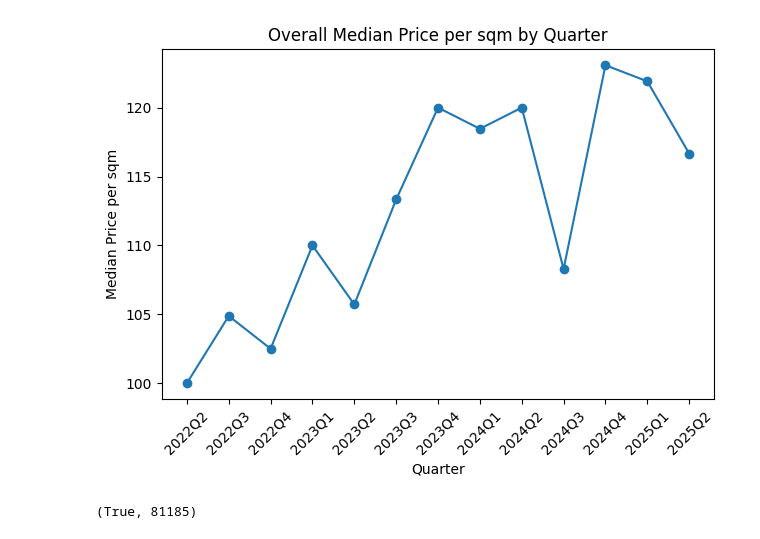
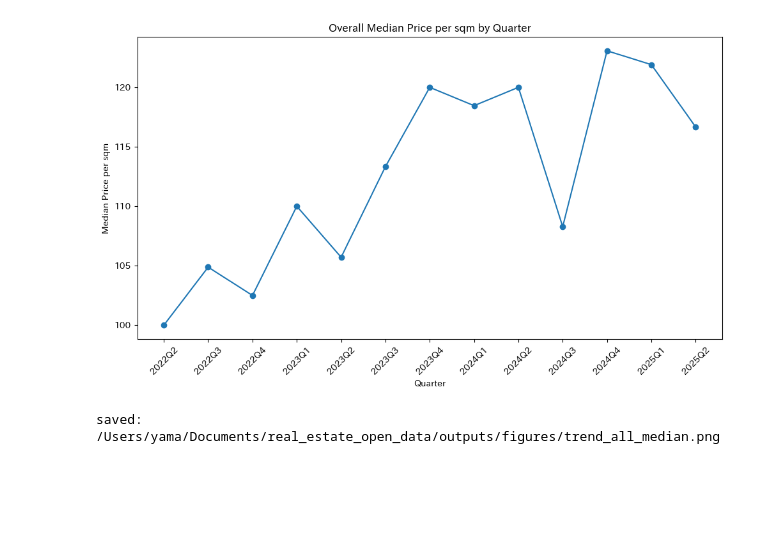
Before and after one commit to yamadata-works/real_estate_open_data, a Jupyter notebook: notebooks/02_visualization.ipynb, the cells around one changed output. Drawn from its saved outputs; the diff is of its cells as text; code cells hidden in the pictures; blank space fills up the shorter version.

Commit message:
update: rerun visualization notebook and refresh figures

```diff
--- a/notebooks/02_visualization.ipynb
+++ b/notebooks/02_visualization.ipynb
@@ -11,0 +44,20 @@ plt.savefig("../outputs/figures/trend_all_median.png", dpi=200, bbox_inches="tig
+# %%
+trend_all_path = TABLES / "trend_all.csv"
+price_n30_path = TABLES / "price_by_district_n30.csv"
+trend_top5_path = TABLES / "trend_top5_district.csv"
+
+print("trend_all exists:", trend_all_path.exists())
+print("price_by_district_n30 exists:", price_n30_path.exists())
+print("trend_top5_district exists:", trend_top5_path.exists())
+
+df_trend_all = pd.read_csv(trend_all_path)
+df_price_n30 = pd.read_csv(price_n30_path)
+df_trend_top5 = pd.read_csv(trend_top5_path)
+
+display(df_trend_all.head())
+display(df_price_n30.head())
+display(df_trend_top5.head())
+
+print("df_trend_all columns:", list(df_trend_all.columns))
+print("df_price_n30 columns:", list(df_price_n30.columns))
+print("df_trend_top5 columns:", list(df_trend_top5.columns))
@@ -12,31 +119,24 @@ plt.savefig("../outputs/figures/trend_all_median.png", dpi=200, bbox_inches="tig
 # %%
-# 図② 全体 m²単価（中央値）の四半期推移
+# 四半期キー列
+q_col = pick_col(df_trend_all, ["quarter_key", "year_quarter", "quarter", "q"])
+# 中央値列
+med_col = pick_col(df_trend_all, ["median_man", "median_price_per_sqm", "median", "median_value"])
 
-df_trend_all_sorted = df_trend_all.sort_values("quarter_key")
+df_trend_all_sorted = df_trend_all.sort_values(q_col)
 
-plt.figure()
-plt.plot(
-    df_trend_all_sorted["quarter_key"],
-    df_trend_all_sorted["median_man"],
-    marker="o"
-)
-
+plt.figure(figsize=(10, 6))
+plt.plot(df_trend_all_sorted[q_col], df_trend_all_sorted[med_col], marker="o")
 plt.title("Overall Median Price per sqm by Quarter")
 plt.xlabel("Quarter")
 plt.ylabel("Median Price per sqm")
 plt.xticks(rotation=45)
 plt.tight_layout()
 
-from pathlib import Path
-Path("../outputs/figures").mkdir(parents=True, exist_ok=True)
-plt.savefig("../outputs/figures/trend_all_median.png", dpi=200, bbox_inches="tight")
+out_path = FIGS / "trend_all_median.png"
+plt.savefig(out_path, dpi=200, bbox_inches="tight")
+plt.show()
 
-plt.show()
+print("saved:", out_path)
 # %% [output]
-[figure, old version]
+[figure, new version]
+saved: /Users/yama/Documents/real_estate_open_data/outputs/figures/trend_all_median.png
-# %%
-from pathlib import Path
-p = Path("../outputs/figures/trend_all_median.png")
-p.exists(), p.stat().st_size
-# %% [output]
-(True, 81185)
```
Also changed, not shown: parts of 8 cells of this notebook, 3 other files.
